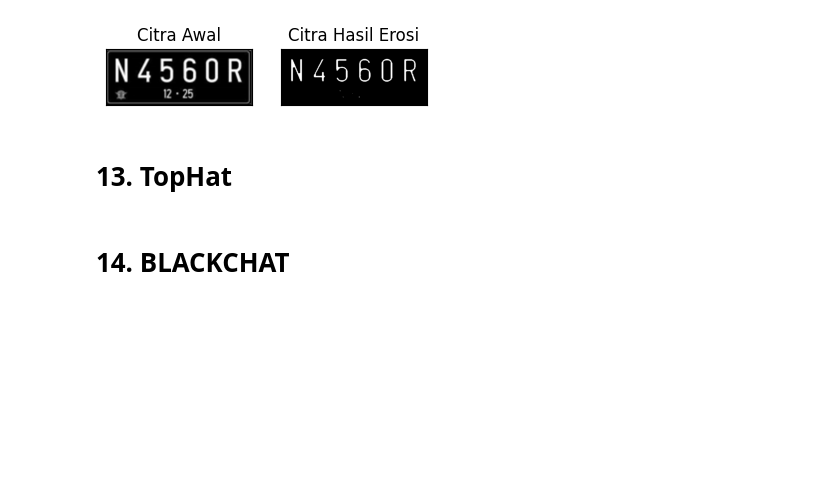
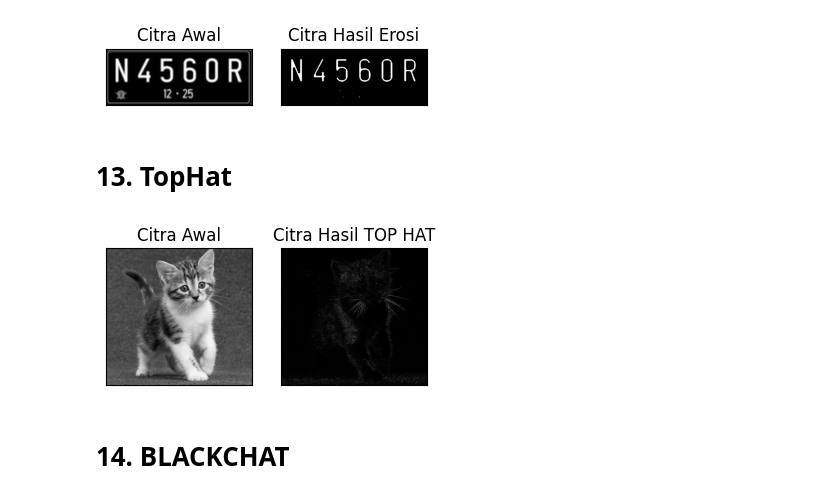
Before and after one commit to deviandinifebrianti/PCVK_Genap_2023, a Jupyter notebook: week09.ipynb, the cells around one changed output. Saved outputs shown, nothing was run; the diff lists cells and outputs as text; code cells hidden in the pictures; blank space fills up the shorter version.

```diff
--- a/week09.ipynb
+++ b/week09.ipynb
@@ -413,5 +413,24 @@ SE = Line Vertikal 5
 [figure]
 # %% [markdown]
 # 13. TopHat
+# %%
+# Getting the kernel to be used in Top-Hat
+filterSize =(3, 3)
+kernel = cv2.getStructuringElement(cv2.MORPH_RECT, filterSize)
+# Reading the image named 'input.jpg'
+img = cv2.imread('/content/drive/MyDrive/PCVK/kitten01.jpg')
+img = cv2.cvtColor(img, cv2.COLOR_BGR2GRAY)
+# Applying the Top-Hat operation
+tophat_img = cv2.morphologyEx(img, cv2.MORPH_TOPHAT, kernel)
+#cv2.imshow("original", input_image)
+#cv2.imshow("tophat", tophat_img)
+#cv2.waitKey(5000)
+plt.subplot(131),plt.imshow(img,cmap = 'gray')
+plt.title('Citra Awal'), plt.xticks([]), plt.yticks([])
+plt.subplot(132),plt.imshow(tophat_img,cmap = 'gray')
+plt.title('Citra Hasil TOP HAT'), plt.xticks([]), plt.yticks([])
+plt.show()
+# %% [output]
+[figure, added]
 # %% [markdown]
 # 14. BLACKCHAT
```
Also changed, not shown: parts of 8 cells of this notebook.
